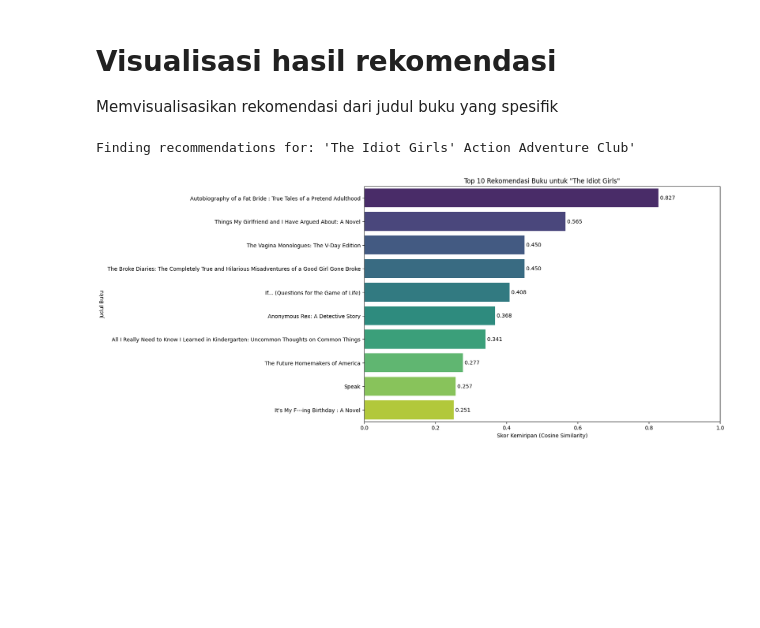
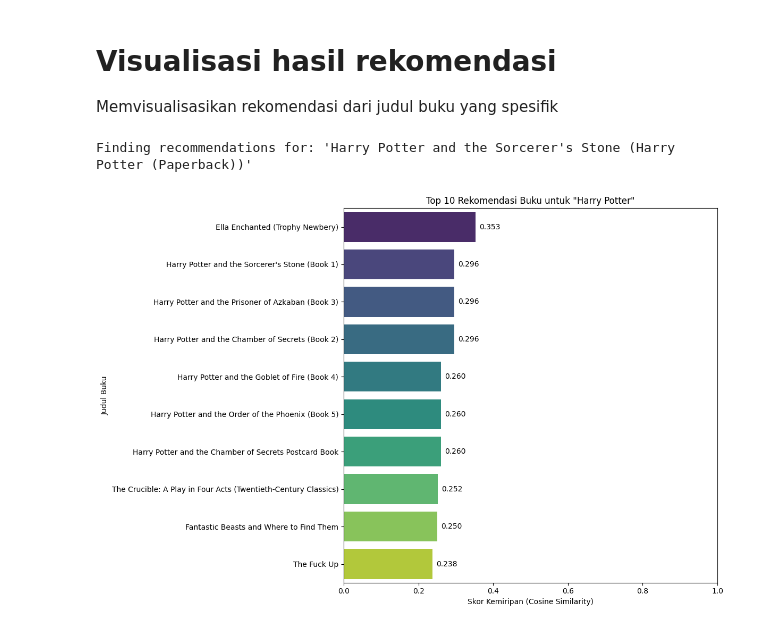
Before and after one commit to ProJustitia/reccomendation-system, a Jupyter notebook: book_reccomendatioin.ipynb, the cells around one changed output. Saved outputs shown, nothing was run; the diff lists cells and outputs as text; code cells hidden in the pictures; blank space fills up the shorter version.

```diff
--- a/book_reccomendatioin.ipynb
+++ b/book_reccomendatioin.ipynb
@@ -482,29 +459,37 @@ Finding recommendations for: 'The Wind Done Gone: A Novel'
 
 Memvisualisasikan rekomendasi dari judul buku yang spesifik
 # %%
-input_book_title = "The Idiot Girls"
+input_book_title = "Harry Potter"
 recommendations_df = get_book_recommendations(input_book_title, num_recommendations=10)
 
 if not recommendations_df.empty:
+    recommendations_df = recommendations_df.head(10).copy()
+    recommendations_df['index'] = range(len(recommendations_df))
+
     plt.figure(figsize=(12, 8))
+    sns.barplot(
+        x='similarity_score',
+        y='index',
+        data=recommendations_df,
+        palette='viridis',
+        orient='h'
+    )
 
-    sns.barplot(
-        x=recommendations_df['similarity_score'],
-        y=recommendations_df['Book-Title'],
-        palette='viridis'
-    )
+    plt.yticks(ticks=range(len(recommendations_df)), labels=recommendations_df['Book-Title'])
 
     plt.title(f'Top 10 Rekomendasi Buku untuk "{input_book_title}"')
     plt.xlabel('Skor Kemiripan (Cosine Similarity)')
     plt.ylabel('Judul Buku')
     plt.xlim(0, 1)
 
     for index, value in enumerate(recommendations_df['similarity_score']):
-        plt.text(value, index, f' {value:.3f}', va='center')
+        plt.text(value + 0.01, index, f'{value:.3f}', va='center')
 
+    plt.tight_layout()
     plt.show()
+
 else:
     print(f"Tidak ada data rekomendasi untuk divisualisasikan untuk buku '{input_book_title}'.")
 # %% [output]
-Finding recommendations for: 'The Idiot Girls' Action Adventure Club'
+Finding recommendations for: 'Harry Potter and the Sorcerer's Stone (Harry Potter (Paperback))'
-[figure, old version]
+[figure, new version]
```
Also changed, not shown: parts of 2 cells of this notebook, 4 other files.
